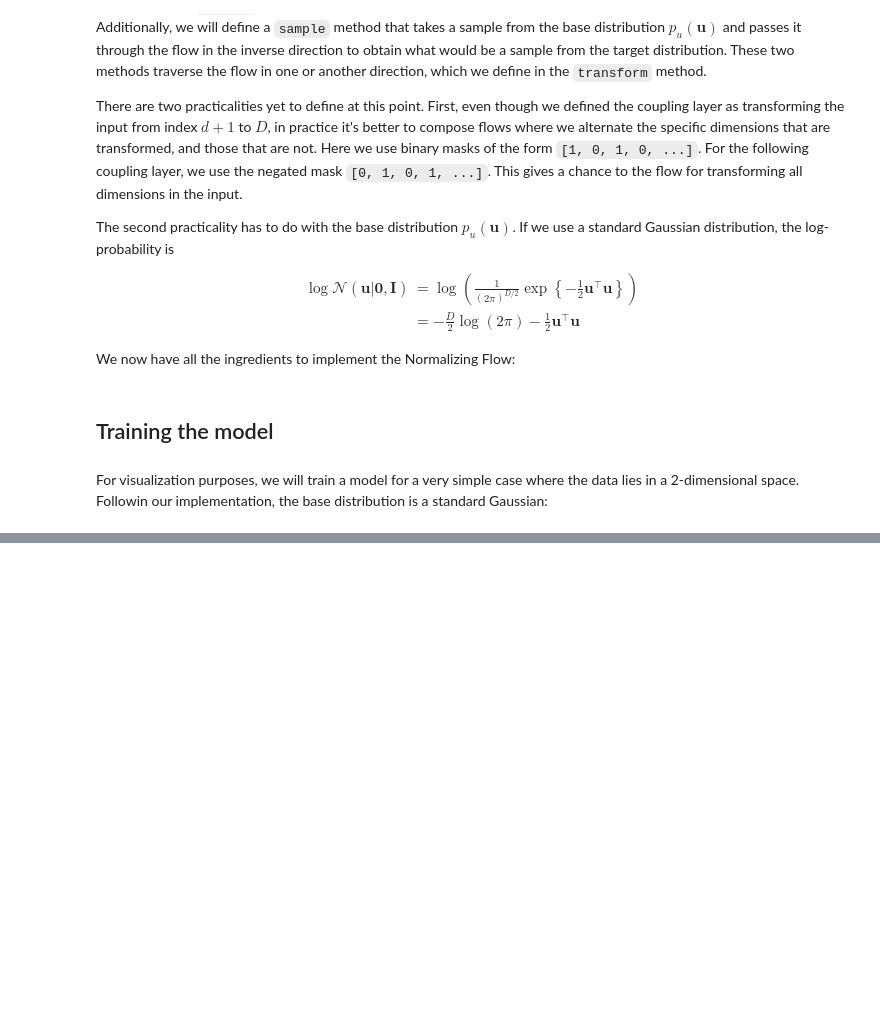
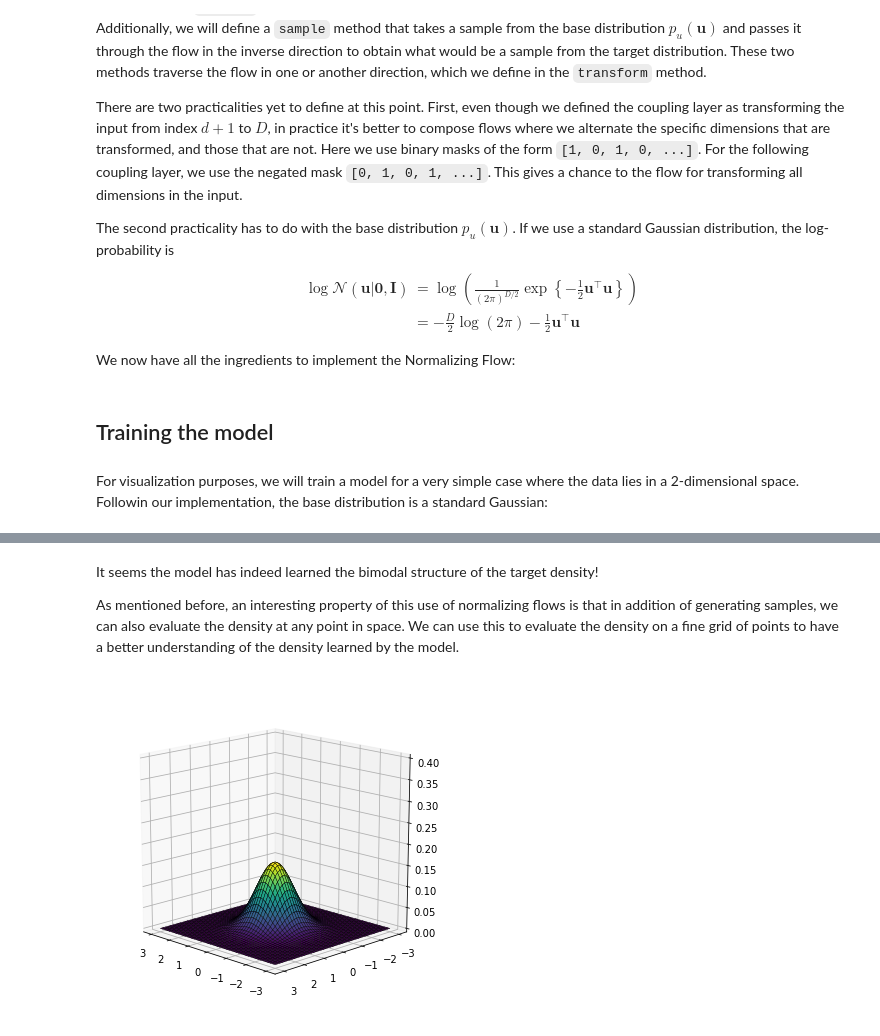
Before and after one commit to dfdazac/studious-rotary-phone, a Jupyter notebook: 02-flows/02-flows.ipynb, the cells around one changed output, grey strips where cells are left out. Drawn from its saved outputs; the diff is of its cells as text; code cells hidden in the pictures; blank space fills up the shorter version.

```diff
--- a/02-flows/02-flows.ipynb
+++ b/02-flows/02-flows.ipynb
@@ -319,0 +285,18 @@ torch.Size([2500, 2])
+# %% [markdown]
+It seems the model has indeed learned the bimodal structure of the target density!
+
+As mentioned before, an interesting property of this use of normalizing flows is that in addition of generating samples, we can also evaluate the density at any point in space. We can use this to evaluate the density on a fine grid of points to have a better understanding of the density learned by the model.
+# %%
+from utils import make_mesh, plot_surface
+
+x1, x2, x = make_mesh()
+
+# The model returns the negative log-density,
+# so we negate it and take the exponential
+log_px = -flow(x.reshape(-1, 2))
+log_px = log_px.reshape(x.shape[:2]).detach()
+px = log_px.exp()
+
+plot_surface(x1, x2, px)
+# %% [output]
+[figure, added]
```
Also changed, not shown: parts of 25 cells of this notebook, 1 other file.
